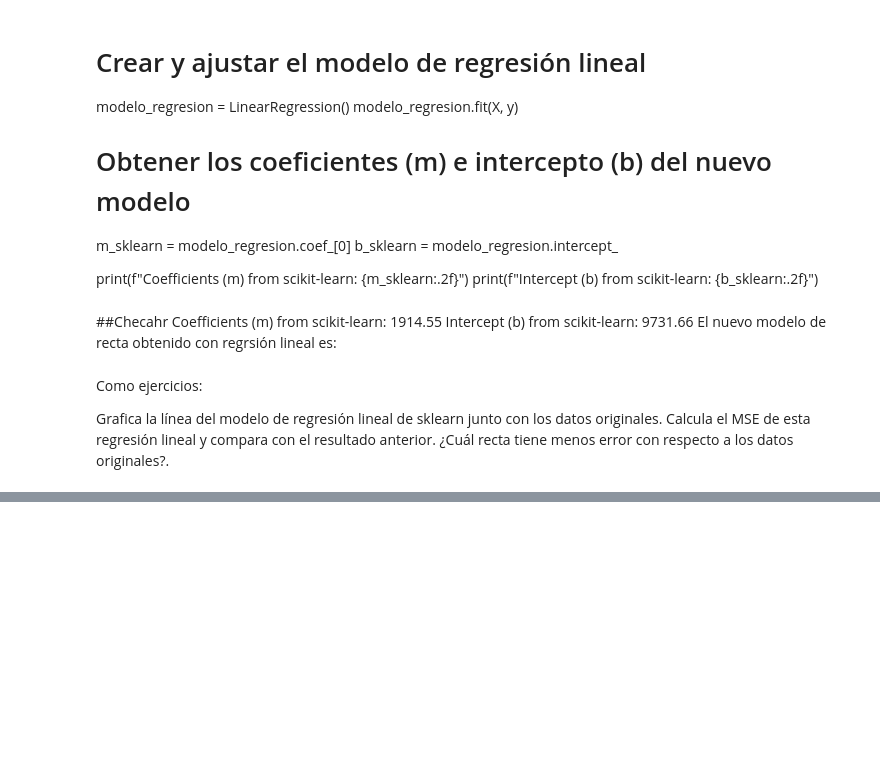
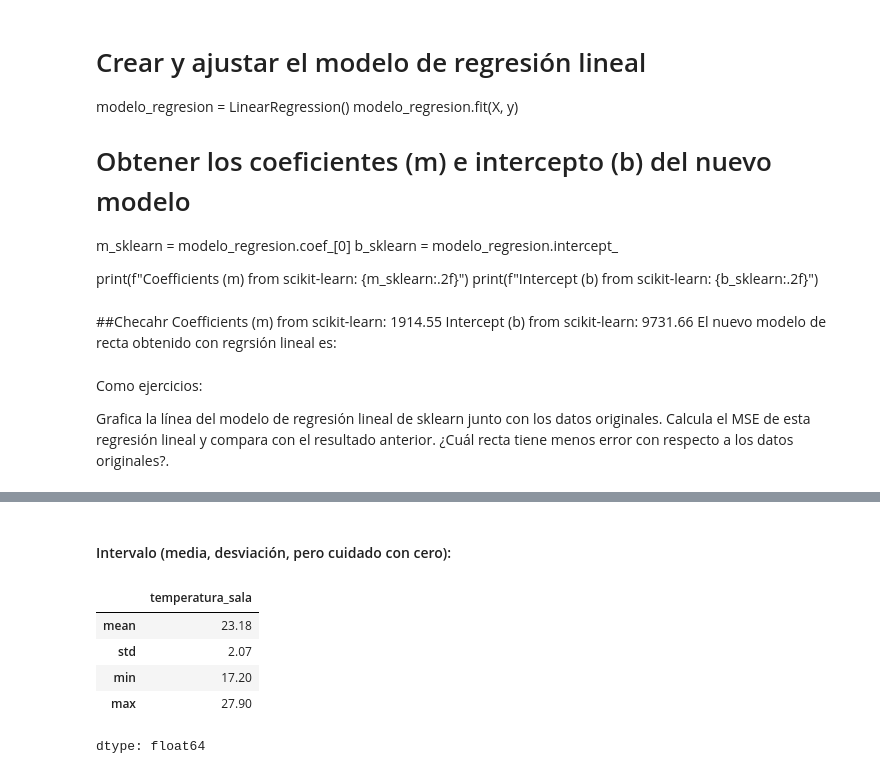
Before and after one commit to 3dgarxx3/Mineria_Datos, a Jupyter notebook: Libreta1.ipynb, the cells around one changed output, grey strips where cells are left out. Saved outputs shown, nothing was run; the diff lists cells and outputs as text; code cells hidden in the pictures; blank space fills up the shorter version.

```diff
--- a/Libreta1.ipynb
+++ b/Libreta1.ipynb
@@ -776,0 +876,12 @@ Calcula el MSE de esta regresión lineal y compara con el resultado anterior.
+# %% [markdown]
+#### Intervalo (media, desviación, pero cuidado con cero):
+# %%
+temp_stats = df["temperatura_sala"].agg(["mean", "std", "min", "max"]).round(2)
+temp_stats
+# %% [output]
+|  | temperatura_sala |
+| mean | 23.18 |
+| std | 2.07 |
+| min | 17.20 |
+| max | 27.90 |
+dtype: float64
```
Also changed, not shown: parts of 15 cells of this notebook.
